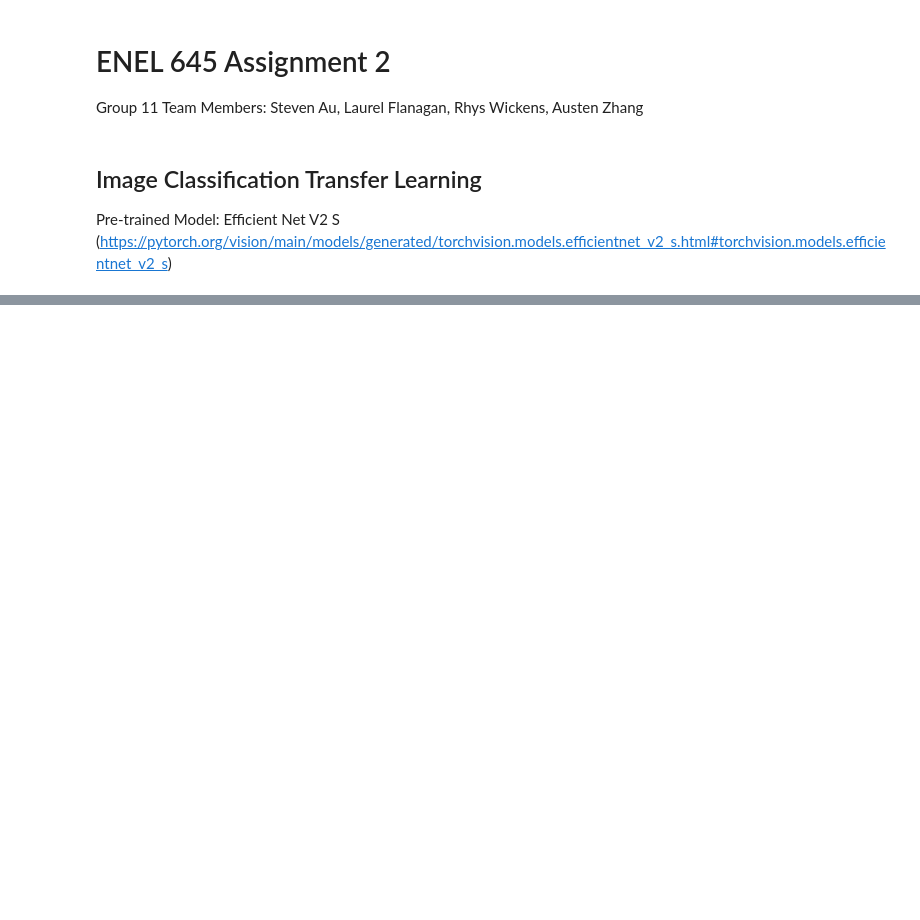
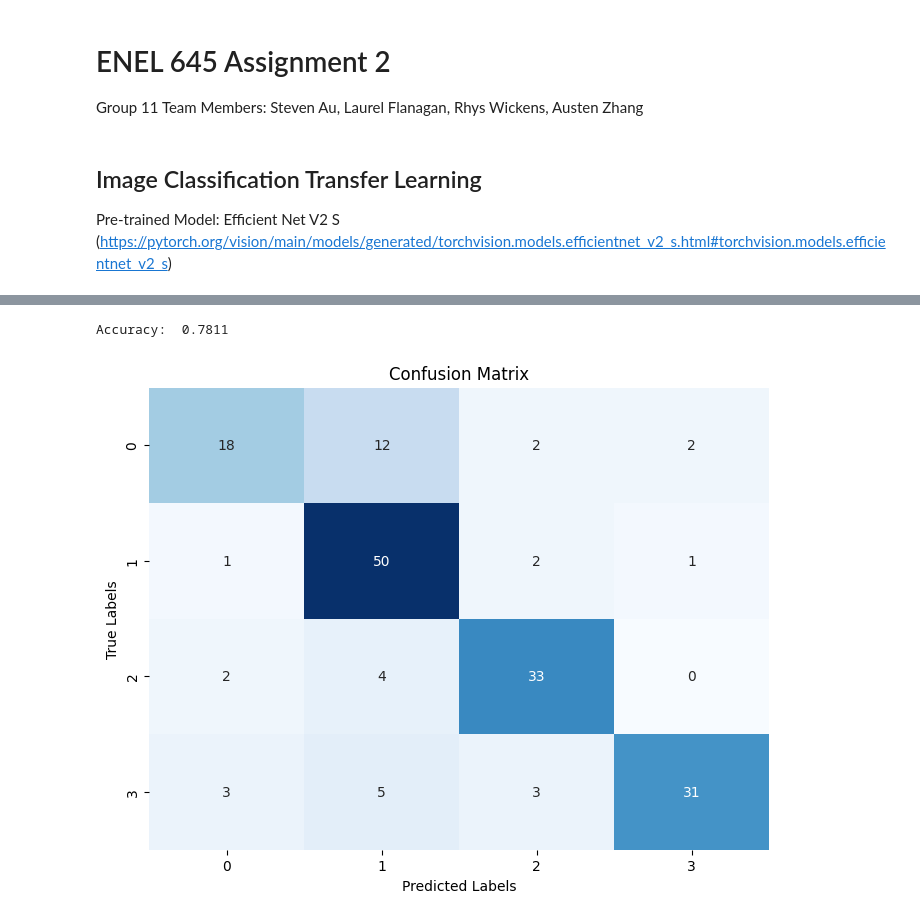
Before and after one commit to ensf-614-group11/enel-645-a2, a Jupyter notebook: assignment2_group11.ipynb, the cells around one changed output, grey strips where cells are left out. Drawn from its saved outputs; the diff is of its cells as text; code cells hidden in the pictures; blank space fills up the shorter version.

Commit message:
added text model

```diff
--- a/assignment2_group11.ipynb
+++ b/assignment2_group11.ipynb
@@ -128,0 +291,6 @@ test_model(model, dataloaders["test"])
+# %%
+# Use the paths for the data from the image classification
+
+text_train,labels_train = read_text_files_with_labels(train_dir)
+text_val,labels_val = read_text_files_with_labels(val_dir)
+text_test,labels_test = read_text_files_with_labels(test_dir)
@@ -128,0 +342,20 @@ test_model(model, dataloaders["test"])
+# %%
+text_model.load_state_dict(torch.load('best_model.pth'))
+# Evaluation
+test_predictions = predict(text_model, test_loader, device)
+print(f"Accuracy:  {(test_predictions == labels_test).sum()/labels_test.size:.4f}")
+# %% [output]
+Accuracy:  0.7811
+# %%
+cm = confusion_matrix(labels_test, test_predictions)
+
+# Plot confusion matrix
+plt.figure(figsize=(8, 6))
+sns.heatmap(cm, annot=True, cmap='Blues', fmt='g', cbar=False)
+
+plt.title('Confusion Matrix')
+plt.xlabel('Predicted Labels')
+plt.ylabel('True Labels')
+plt.show()
+# %% [output]
+[figure, added]
```
Also changed, not shown: parts of 5 cells of this notebook.
